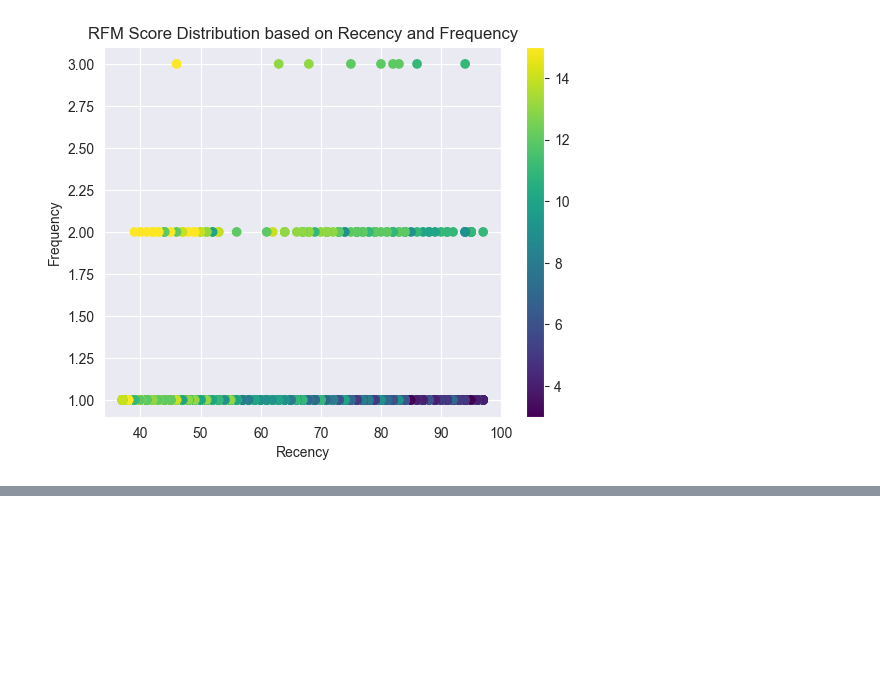
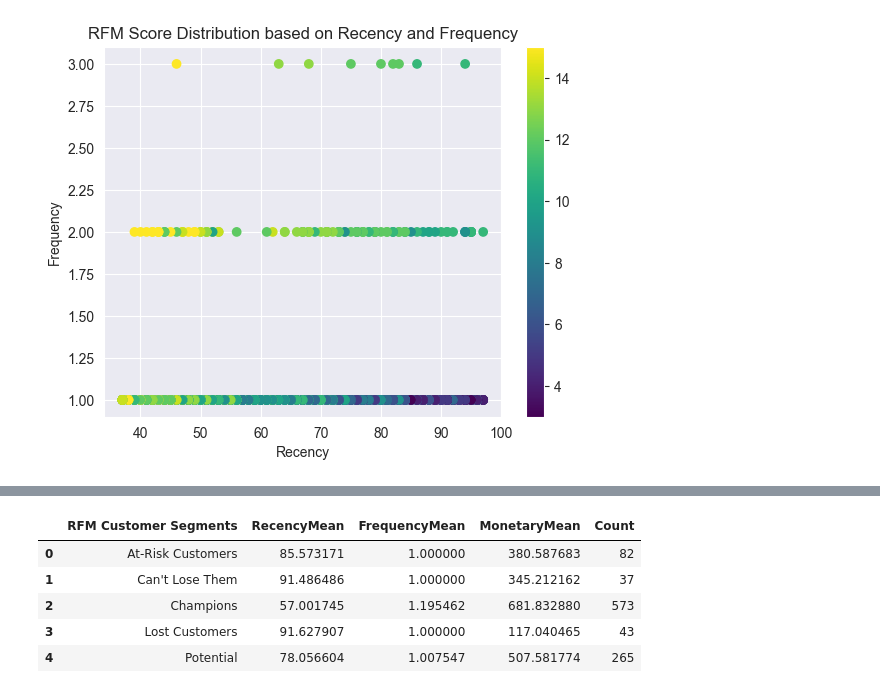
Before and after one commit to Mfundo-debug/RFM_analysis, a Jupyter notebook: EDA.ipynb, the cells around one changed output, grey strips where cells are left out. Cells and saved outputs as stored; diff of their text form; code cells hidden in the pictures; blank space fills up the shorter version.

```diff
--- a/EDA.ipynb
+++ b/EDA.ipynb
@@ -368,0 +466,13 @@ fig.show()
+# %%
+#calculate the average Recency, Frequency, and Monetary value for each RFM segment
+rfm_means = data.groupby('RFM Customer Segments').agg({'Recency': 'mean', 'Frequency': 'mean', 'Monetary': ['mean', 'count']})
+rfm_means.columns = ['RecencyMean', 'FrequencyMean', 'MonetaryMean', 'Count']
+rfm_means = rfm_means.reset_index()
+rfm_means
+# %% [output]
+|  | RFM Customer Segments | RecencyMean | FrequencyMean | MonetaryMean | Count |
+| 0 | At-Risk Customers | 85.573171 | 1.000000 | 380.587683 | 82 |
+| 1 | Can't Lose Them | 91.486486 | 1.000000 | 345.212162 | 37 |
+| 2 | Champions | 57.001745 | 1.195462 | 681.832880 | 573 |
+| 3 | Lost Customers | 91.627907 | 1.000000 | 117.040465 | 43 |
+| 4 | Potential | 78.056604 | 1.007547 | 507.581774 | 265 |
```
Also changed, not shown: parts of 8 cells of this notebook.
